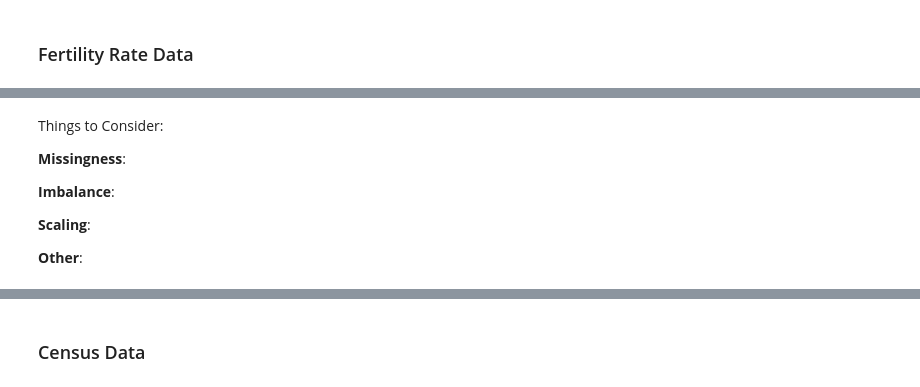
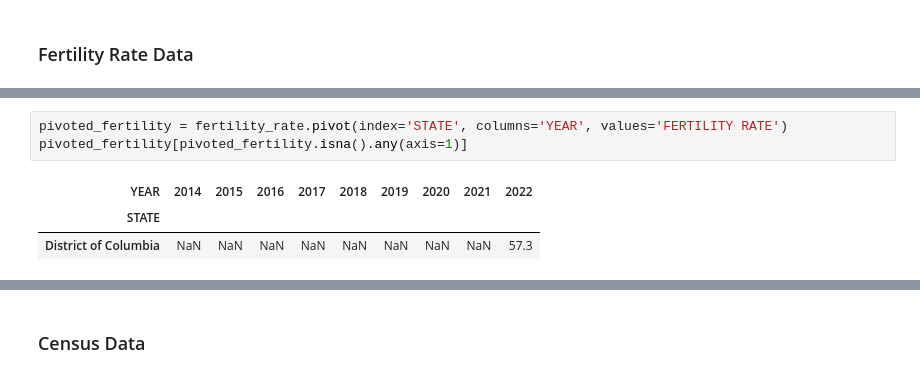
Before and after one commit to ppich1169/fertilityProjectCs109, a Jupyter notebook: fertility_notebook.ipynb, the cells around one changed output, grey strips where cells are left out. Saved outputs shown, nothing was run; the diff lists cells and outputs as text.

```diff
--- a/fertility_notebook.ipynb
+++ b/fertility_notebook.ipynb
@@ -132,10 +134,7 @@ max    2022.000000       80.000000  502879.000000
-# %% [markdown]
-Things to Consider:
-
-**Missingness**:
-
-**Imbalance**:
-
-**Scaling**:
-
-**Other**:
+# %%
+pivoted_fertility = fertility_rate.pivot(index='STATE', columns='YEAR', values='FERTILITY RATE')
+pivoted_fertility[pivoted_fertility.isna().any(axis=1)]
+# %% [output]
+| YEAR | 2014 | 2015 | 2016 | 2017 | 2018 | 2019 | 2020 | 2021 | 2022 |
+| STATE |  |  |  |  |  |  |  |  |  |
+| District of Columbia | NaN | NaN | NaN | NaN | NaN | NaN | NaN | NaN | 57.3 |
```
Also changed, not shown: parts of 11 cells of this notebook.
